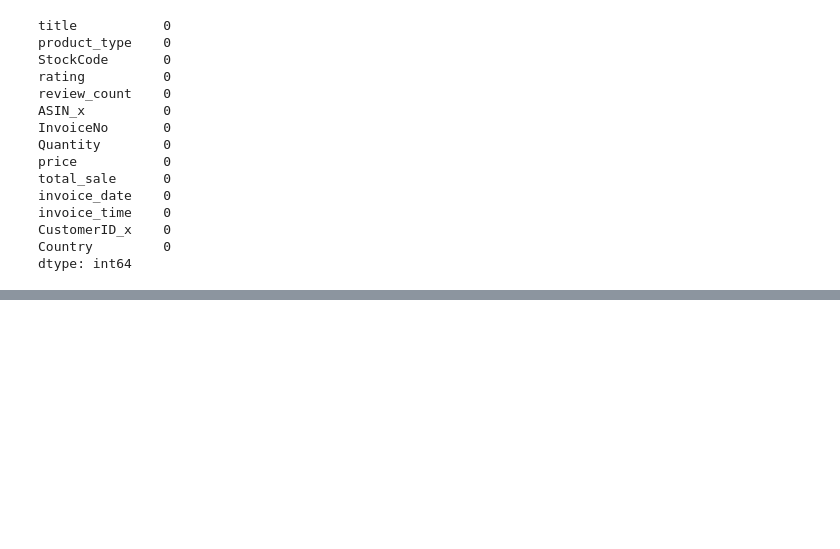
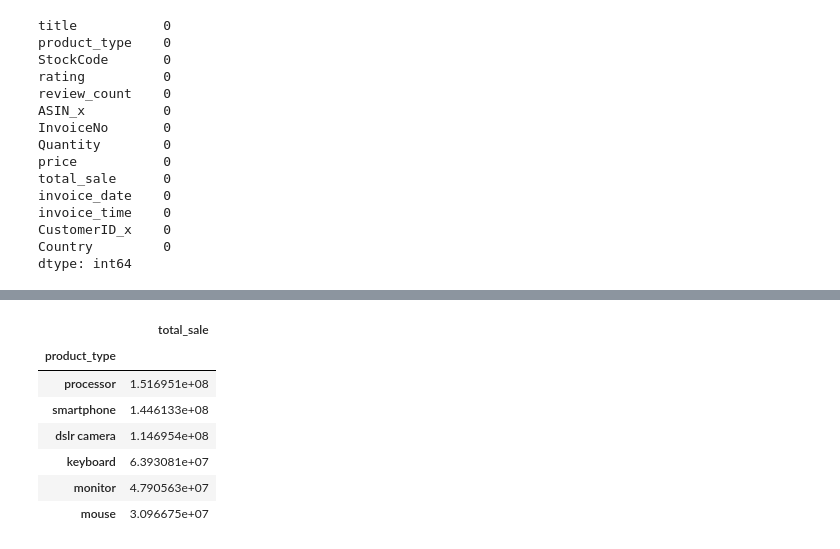
Before and after one commit to Jacopo-Spadon/E-Commerce, a Jupyter notebook: Ecom20too.ipynb, the cells around one changed output, grey strips where cells are left out. Saved outputs shown, nothing was run; the diff lists cells and outputs as text; code cells hidden in the pictures; blank space fills up the shorter version.

```diff
--- a/Ecom20too.ipynb
+++ b/Ecom20too.ipynb
@@ -248,3 +297,22 @@ df_country
+# %%
+# Pivot tabel per Category of Product
+
+table_product = pd.pivot_table(df_country, values='total_sale', index=[ 'product_type'],
+                    aggfunc=np.sum,
+                    observed=True)
+
+table_product=table_product.sort_values(by=['total_sale'], ascending=False)
+
+table_product
+# %% [output]
+|  | total_sale |
+| product_type |  |
+| processor | 1.516951e+08 |
+| smartphone | 1.446133e+08 |
+| dslr camera | 1.146954e+08 |
+| keyboard | 6.393081e+07 |
+| monitor | 4.790563e+07 |
+| mouse | 3.096675e+07 |
 # %%
 # Which countries and which customers made the highest number of orders? Are they the same with the highest spending?
 
```
Also changed, not shown: parts of 4 cells of this notebook.
